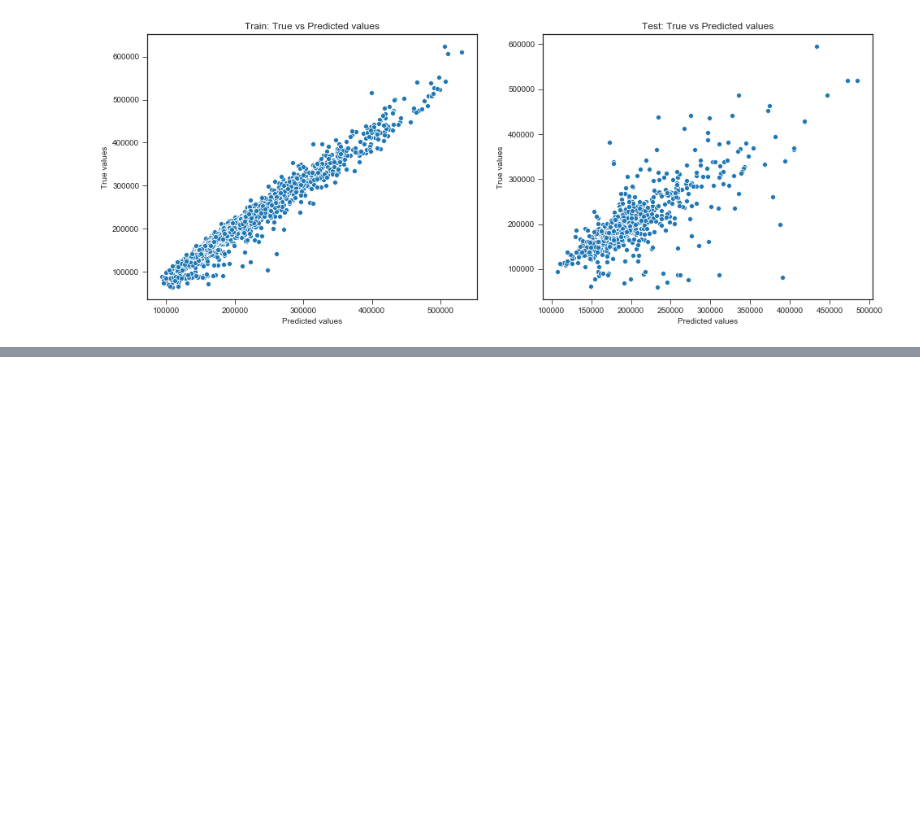
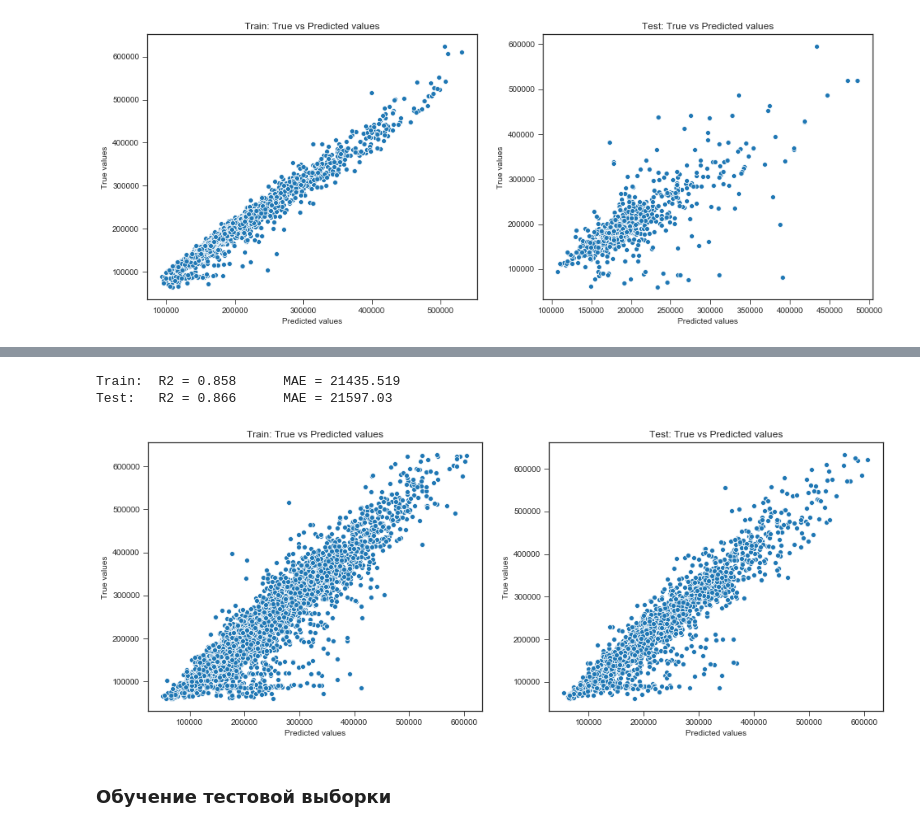
Before and after one commit to averyanovalex/gb1sm-libs-for-ds, a Jupyter notebook: final_project/draft2.ipynb, the cells around one changed output, grey strips where cells are left out. Saved outputs shown, nothing was run; the diff lists cells and outputs as text; code cells hidden in the pictures; blank space fills up the shorter version.

```diff
--- a/final_project/draft2.ipynb
+++ b/final_project/draft2.ipynb
@@ -929,0 +1087,10 @@ Test:   R2 = 0.599      MAE = 25970.068
+# %%
+cat_features_idx = ['DistrictId', 'Floor', 'HouseFloor']
+
+df_train[cat_features_idx] = df_train[cat_features_idx].astype('str')
+df_test[cat_features_idx] = df_test[cat_features_idx].astype('str')
+# %%
+X = df_train.drop('Price', axis=1)
+y = df_train['Price']
+
+X.shape, y.shape
@@ -929,0 +1099,4 @@ Test:   R2 = 0.599      MAE = 25970.068
+# %%
+X_train, X_test, y_train, y_test = train_test_split(X, y, test_size=0.3, random_state=42)
+
+X_train.shape, X_test.shape, y_train.shape, y_test.shape
@@ -929,0 +1125,4 @@ Test:   R2 = 0.599      MAE = 25970.068
+# %%
+%%time
+ctb.fit(X, y,
+        cat_features=cat_features_idx)
@@ -929,0 +1148,11 @@ Test:   R2 = 0.599      MAE = 25970.068
+# %%
+y_train_preds = ctb.predict(X_train)
+y_test_preds = ctb.predict(X_test)
+
+evaluate_preds(y_train, y_train_preds, y_test, y_test_preds)
+# %% [output]
+Train:  R2 = 0.858      MAE = 21435.519
+Test:   R2 = 0.866      MAE = 21597.03
+[figure, added]
+# %% [markdown]
+### Обучение тестовой выборки
```
Also changed, not shown: parts of 25 cells of this notebook.
